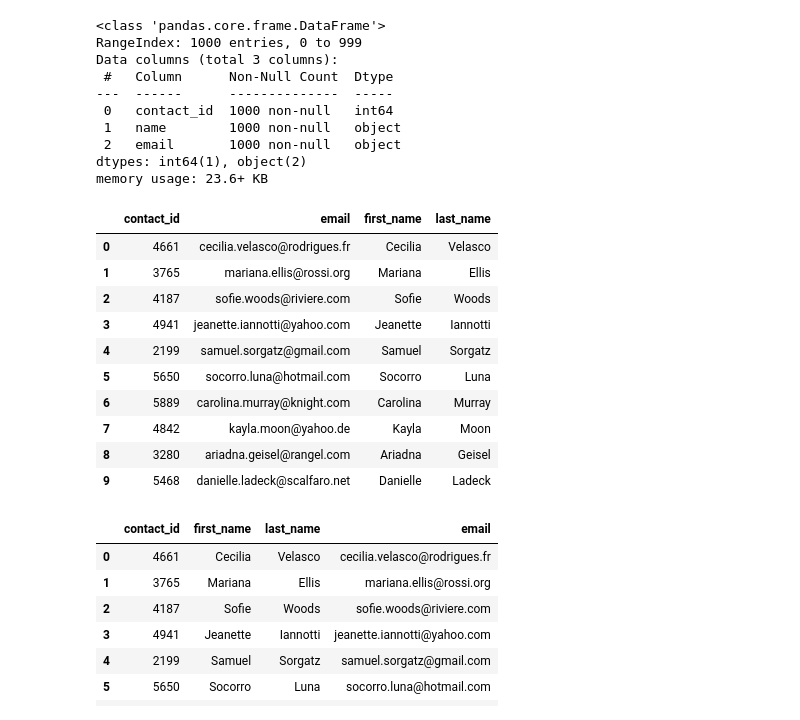
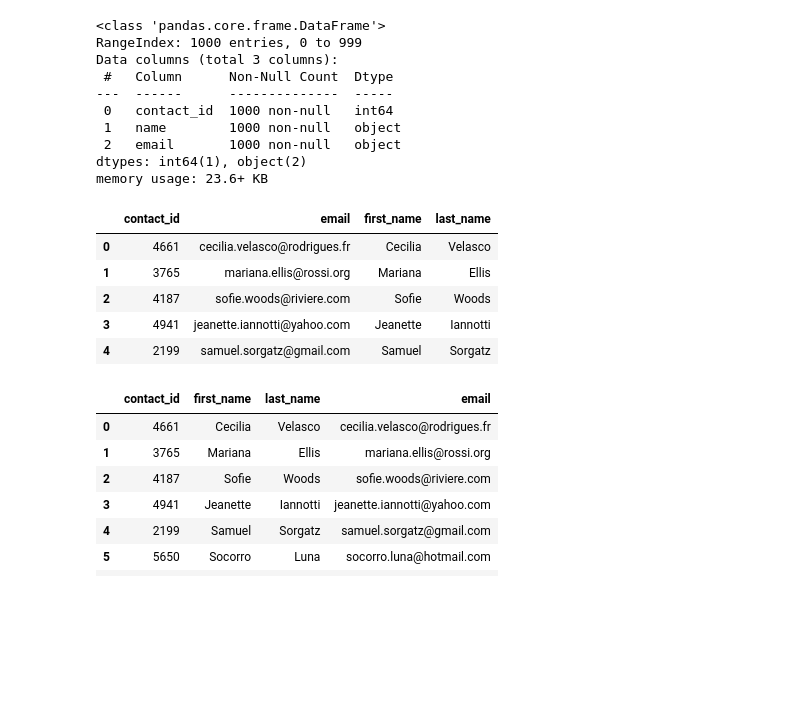
Before and after one commit to marthagriggs9/Crowdfunding_ETL, a Jupyter notebook: ETL_Mini_Project_MGriggs.ipynb, the cells around one changed output. Drawn from its saved outputs; the diff is of its cells as text; code cells hidden in the pictures; blank space fills up the shorter version.

```diff
--- a/ETL_Mini_Project_MGriggs.ipynb
+++ b/ETL_Mini_Project_MGriggs.ipynb
@@ -395,20 +396,17 @@ dtypes: int64(1), object(2)
 memory usage: 23.6+ KB
 # %%
 # Create a "first"name" and "last_name" column with the first and last names from the "name" column.
-
+contact_info[['first_name', 'last_name']] = contact_info['name'].str.split(' ', n=1, expand=True)
 
 # Drop the contact_name column
+contacts_df_clean = contact_info.drop('name', axis=1)
+contacts_df_clean.head()
 # %% [output]
 |  | contact_id | email | first_name | last_name |
 | 0 | 4661 | cecilia.velasco@rodrigues.fr | Cecilia | Velasco |
 | 1 | 3765 | mariana.ellis@rossi.org | Mariana | Ellis |
 | 2 | 4187 | sofie.woods@riviere.com | Sofie | Woods |
 | 3 | 4941 | jeanette.iannotti@yahoo.com | Jeanette | Iannotti |
 | 4 | 2199 | samuel.sorgatz@gmail.com | Samuel | Sorgatz |
-| 5 | 5650 | socorro.luna@hotmail.com | Socorro | Luna |
-| 6 | 5889 | carolina.murray@knight.com | Carolina | Murray |
-| 7 | 4842 | kayla.moon@yahoo.de | Kayla | Moon |
-| 8 | 3280 | ariadna.geisel@rangel.com | Ariadna | Geisel |
-| 9 | 5468 | danielle.ladeck@scalfaro.net | Danielle | Ladeck |
 # %%
 # Reorder the columns
```
Also changed, not shown: parts of 12 cells of this notebook.
